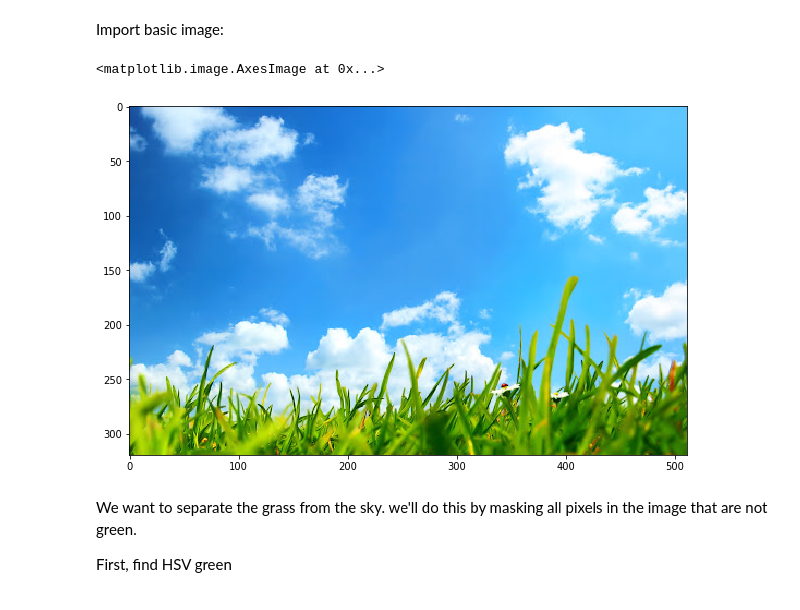
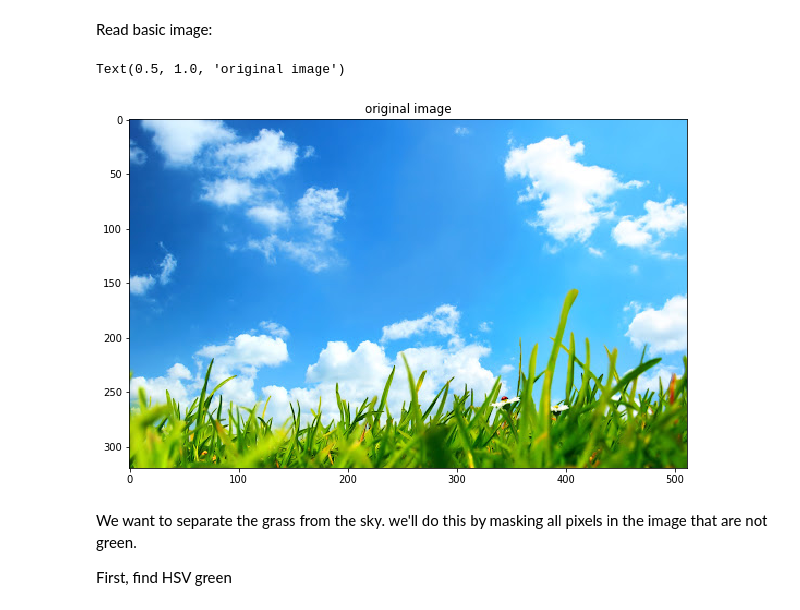
Before and after one commit to YoniChechik/AI_is_Math, a Jupyter notebook: c_02a_basic_image_processing/hsv.ipynb, the cells around one changed output. Drawn from its saved outputs; the diff is of its cells as text; code cells hidden in the pictures.

```diff
--- a/c_02a_basic_image_processing/hsv.ipynb
+++ b/c_02a_basic_image_processing/hsv.ipynb
@@ -17,14 +17,16 @@ import matplotlib.pyplot as plt
 
 figsize = (10,10)
 # %% [markdown]
-Import basic image:
+Read basic image:
 # %%
 im = cv2.imread("grass.jpg")
+
 plt.figure(figsize=figsize)
 plt.imshow(cv2.cvtColor(im,cv2.COLOR_BGR2RGB))
+plt.title("original image")
 # %% [output]
-<matplotlib.image.AxesImage at 0x...>
+Text(0.5, 1.0, 'original image')
-[figure, old version]
+[figure, new version]
 # %% [markdown]
 We want to separate the grass from the sky. we'll do this by masking all pixels in the image that are not green.
 
```
Also changed, not shown: 13 other files.
